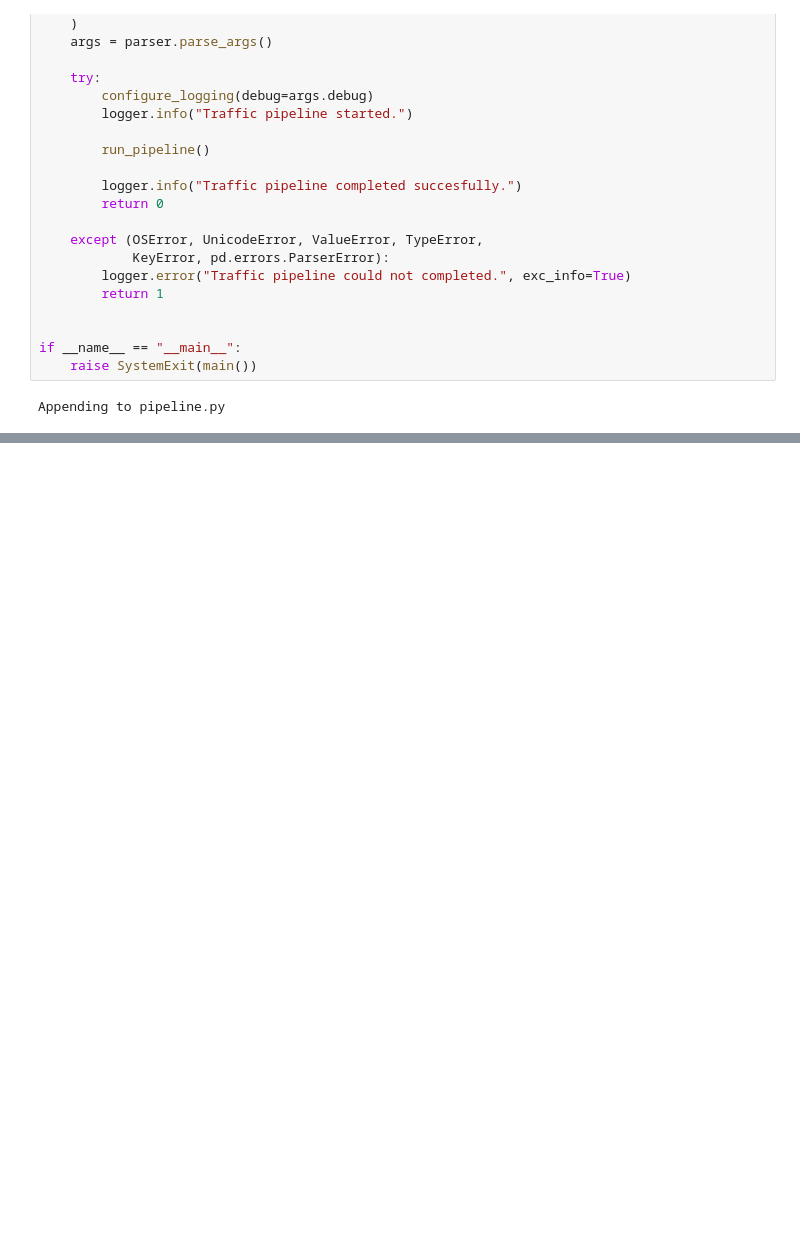
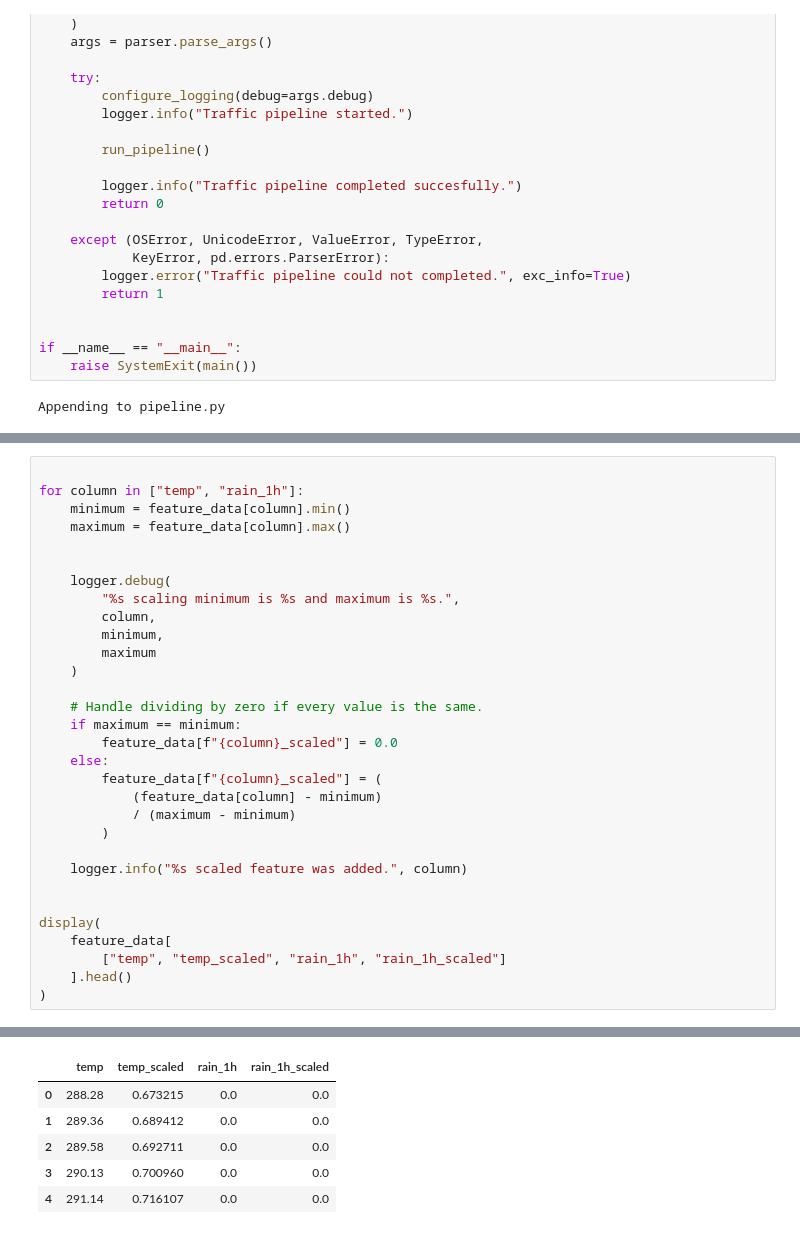
Before and after one commit to sskomal91/smart-city-traffic-capstone, a Jupyter notebook: capstone_part2/traffic_pipeline_development.ipynb, the cells around one changed output, grey strips where cells are left out. Cells and saved outputs as stored; diff of their text form; blank space fills up the shorter version.

```diff
--- a/capstone_part2/traffic_pipeline_development.ipynb
+++ b/capstone_part2/traffic_pipeline_development.ipynb
@@ -1119,0 +1244,32 @@ Appending to pipeline.py
+# %%
+
+for column in ["temp", "rain_1h"]:
+    minimum = feature_data[column].min()
+    maximum = feature_data[column].max()
+
+
+    logger.debug(
+        "%s scaling minimum is %s and maximum is %s.",
+        column,
+        minimum,
+        maximum
+    )
+
+    # Handle dividing by zero if every value is the same.
+    if maximum == minimum:
+        feature_data[f"{column}_scaled"] = 0.0
+    else:
+        feature_data[f"{column}_scaled"] = (
+            (feature_data[column] - minimum)
+            / (maximum - minimum)
+        )
+
+    logger.info("%s scaled feature was added.", column)
+
+
+display(
+    feature_data[
+        ["temp", "temp_scaled", "rain_1h", "rain_1h_scaled"]
+    ].head()
+)
+# %% [output]
@@ -1119,0 +1278,6 @@ Appending to pipeline.py
+|  | temp | temp_scaled | rain_1h | rain_1h_scaled |
+| 0 | 288.28 | 0.673215 | 0.0 | 0.0 |
+| 1 | 289.36 | 0.689412 | 0.0 | 0.0 |
+| 2 | 289.58 | 0.692711 | 0.0 | 0.0 |
+| 3 | 290.13 | 0.700960 | 0.0 | 0.0 |
+| 4 | 291.14 | 0.716107 | 0.0 | 0.0 |
```
Also changed, not shown: parts of 15 cells of this notebook, 5 other files.
